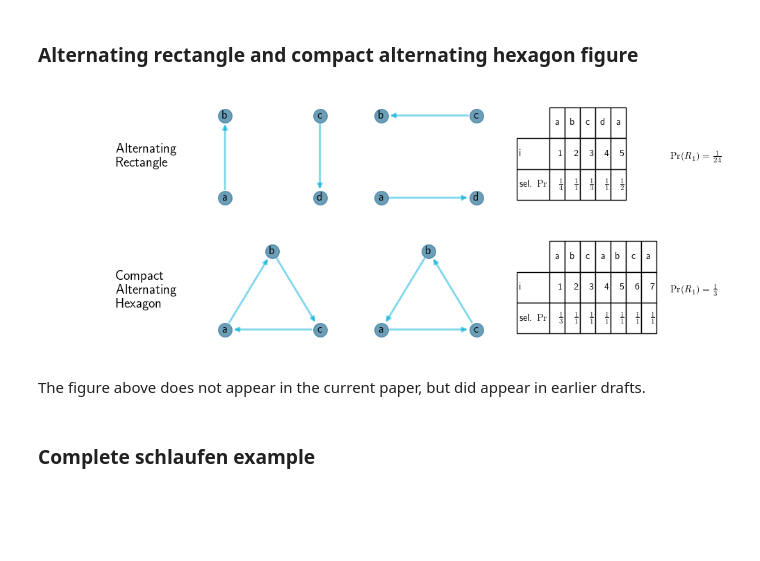
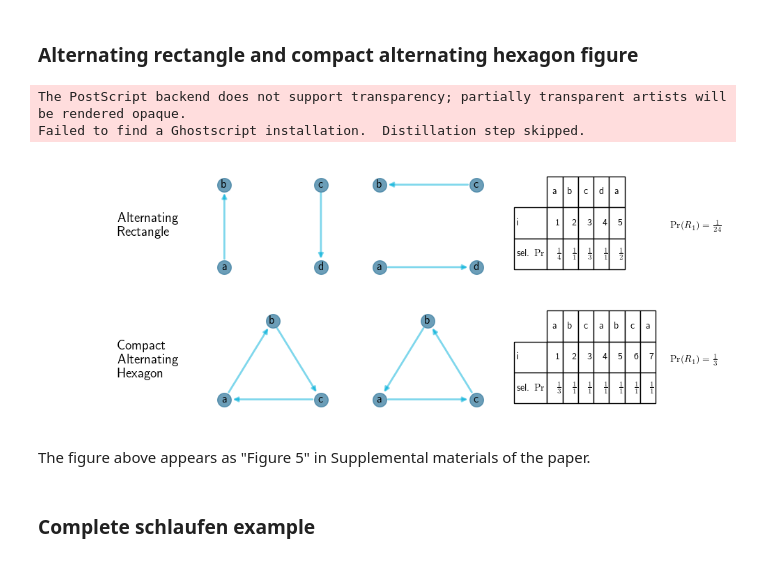
Before and after one commit to bryangraham/Testing_Networks, a Jupyter notebook: Testing_for_Strategic_Interaction_Notebook_1.ipynb, the cells around one changed output. Cells and saved outputs as stored; diff of their text form; code cells hidden in the pictures; blank space fills up the shorter version.

```diff
--- a/Testing_for_Strategic_Interaction_Notebook_1.ipynb
+++ b/Testing_for_Strategic_Interaction_Notebook_1.ipynb
@@ -200,38 +200,40 @@ ax.axes.set_xlim([-0.25,1.25])
 ax.axes.set_ylim([-0.25,np.sqrt(0.75)+0.25])
 ax.axis('off')
 
 #----------------------------------------------------#
 #- (vi ) Compact Alternating Hexagon Schlaufe Table -#
 #----------------------------------------------------#
 ax = axes[1,3]
 plt.axes(ax)
 plt.axis('off')
 
 # Table for compact alternating hexagon
 vertex = ('a', 'b', 'c', 'a', 'b', 'c', 'a')
 i      = [[1, 2, 3, 4, 5, 6, 7], \
           [r'$\frac{1}{3}$', r'$\frac{1}{1}$', r'$\frac{1}{1}$', r'$\frac{1}{1}$', r'$\frac{1}{1}$',\
            r'$\frac{1}{1}$',  r'$\frac{1}{1}$']]
 
 Schlaufe_Table = plt.table(cellText=i, rowLabels=['  i  ', 'sel. ' + r'$\Pr$'], colLabels=vertex, loc='center', \
                            colWidths = [0.1]*len(vertex), fontsize = 12, bbox=[0.25,0.15,0.75,0.75])
 
 #for cell in Schlaufe_Table: cell.set_height(2)
 
 plt.text(1.1, 1/2, r'$\Pr(R_{1}) = \frac{1}{3}$', horizontalalignment='left',verticalalignment='center', transform=ax.transAxes)
 
 
 # Save result (png)
 plt.tight_layout()
 plt.savefig(graphics+'Schlaufe_Basic_Example.png', dpi=500)
 
 # Save result (eps)
-#plt.tight_layout()
-#plt.savefig(graphics+'Schlaufe_Basic_Example.eps', dpi=500)
+plt.tight_layout()
+plt.savefig(graphics+'Schlaufe_Basic_Example.eps', dpi=500)
 # %% [output]
+The PostScript backend does not support transparency; partially transparent artists will be rendered opaque.
+Failed to find a Ghostscript installation.  Distillation step skipped.
-[figure, old version]
+[figure, new version]
-# %% [markdown]
-The figure above does not appear in the current paper, but did appear in earlier drafts.
+# %% [markdown]
+The figure above appears as "Figure 5" in Supplemental materials of the paper.
 # %% [markdown]
 ### Complete schlaufen example
 # %%
```
Also changed, not shown: parts of 4 cells of this notebook, 6 other files.
